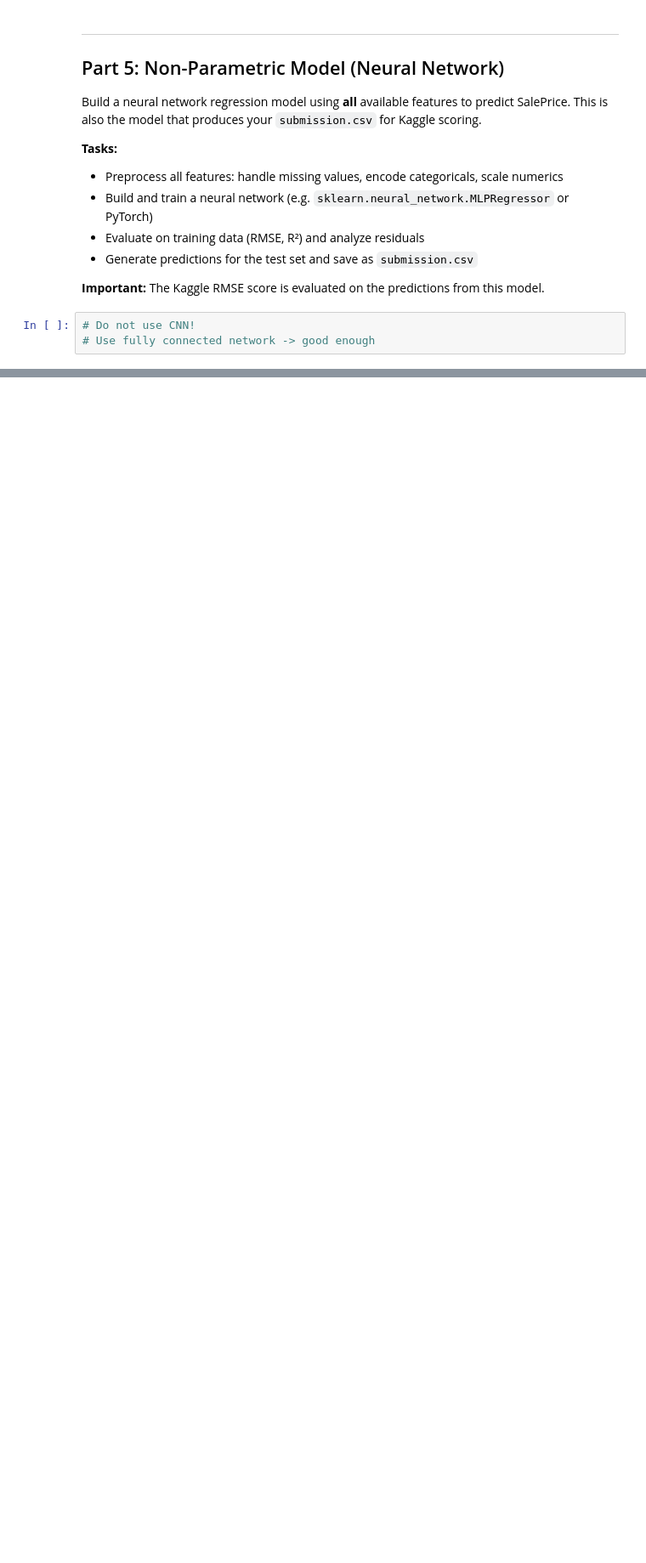
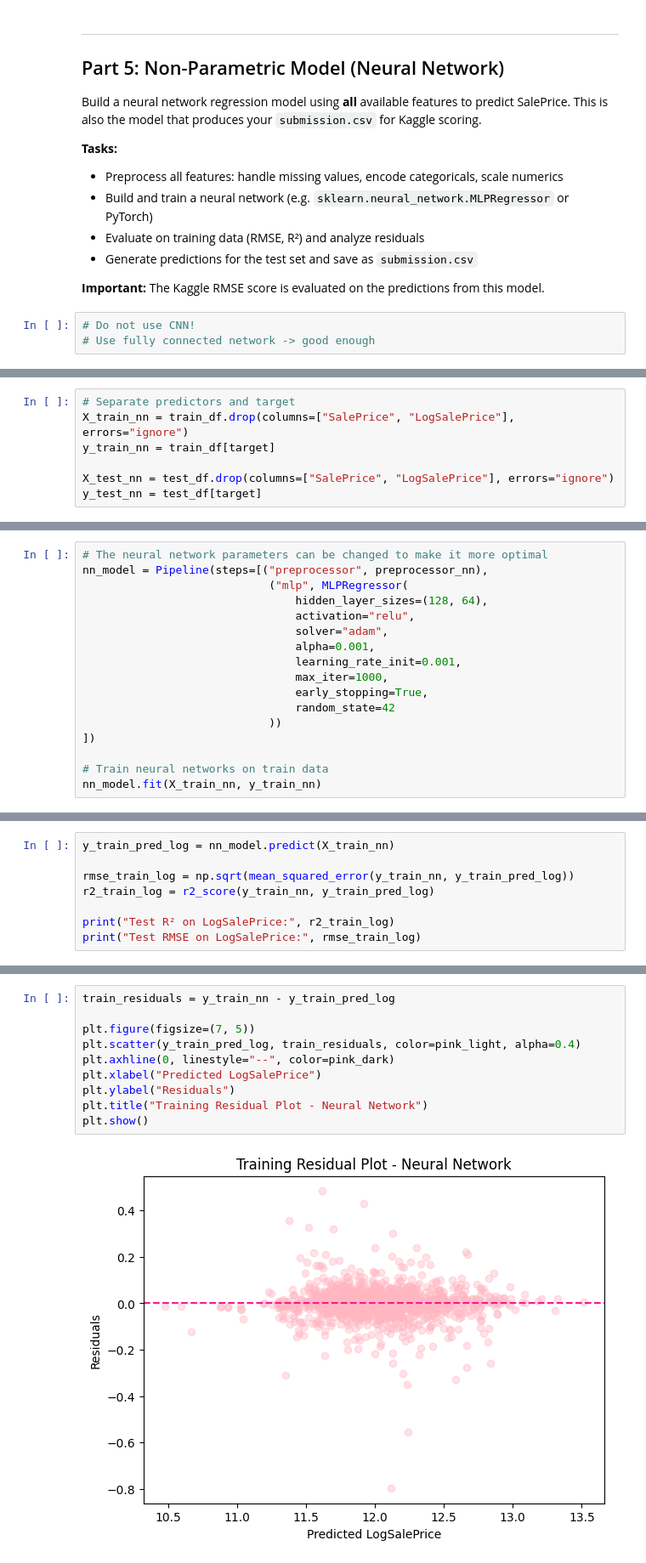
Before and after one commit to em-cd/cstats-project, a Jupyter notebook: project_STUDENTID.ipynb, the cells around one changed output, grey strips where cells are left out. Shown at 85% size. Drawn from its saved outputs; the diff is of its cells as text; blank space fills up the shorter version.

Commit message:
Build a neural network regression model for part 5

```diff
--- a/project_STUDENTID.ipynb
+++ b/project_STUDENTID.ipynb
@@ -1352,0 +1363,7 @@ Build a neural network regression model using **all** available features to pred
+# %%
+# Separate predictors and target
+X_train_nn = train_df.drop(columns=["SalePrice", "LogSalePrice"], errors="ignore")
+y_train_nn = train_df[target]
+
+X_test_nn = test_df.drop(columns=["SalePrice", "LogSalePrice"], errors="ignore")
+y_test_nn = test_df[target]
@@ -1352,0 +1396,17 @@ Build a neural network regression model using **all** available features to pred
+# %%
+# The neural network parameters can be changed to make it more optimal
+nn_model = Pipeline(steps=[("preprocessor", preprocessor_nn),
+                            ("mlp", MLPRegressor(
+                                hidden_layer_sizes=(128, 64),
+                                activation="relu",
+                                solver="adam",
+                                alpha=0.001,
+                                learning_rate_init=0.001,
+                                max_iter=1000,
+                                early_stopping=True,
+                                random_state=42
+                            ))
+])
+
+# Train neural networks on train data
+nn_model.fit(X_train_nn, y_train_nn)
@@ -1352,0 +1437,8 @@ Build a neural network regression model using **all** available features to pred
+# %%
+y_train_pred_log = nn_model.predict(X_train_nn)
+
+rmse_train_log = np.sqrt(mean_squared_error(y_train_nn, y_train_pred_log))
+r2_train_log = r2_score(y_train_nn, y_train_pred_log)
+
+print("Test R² on LogSalePrice:", r2_train_log)
+print("Test RMSE on LogSalePrice:", rmse_train_log)
@@ -1352,0 +1448,12 @@ Build a neural network regression model using **all** available features to pred
+# %%
+train_residuals = y_train_nn - y_train_pred_log
+
+plt.figure(figsize=(7, 5))
+plt.scatter(y_train_pred_log, train_residuals, color=pink_light, alpha=0.4)
+plt.axhline(0, linestyle="--", color=pink_dark)
+plt.xlabel("Predicted LogSalePrice")
+plt.ylabel("Residuals")
+plt.title("Training Residual Plot - Neural Network")
+plt.show()
+# %% [output]
+[figure, added]
```
Also changed, not shown: parts of 18 cells of this notebook.
